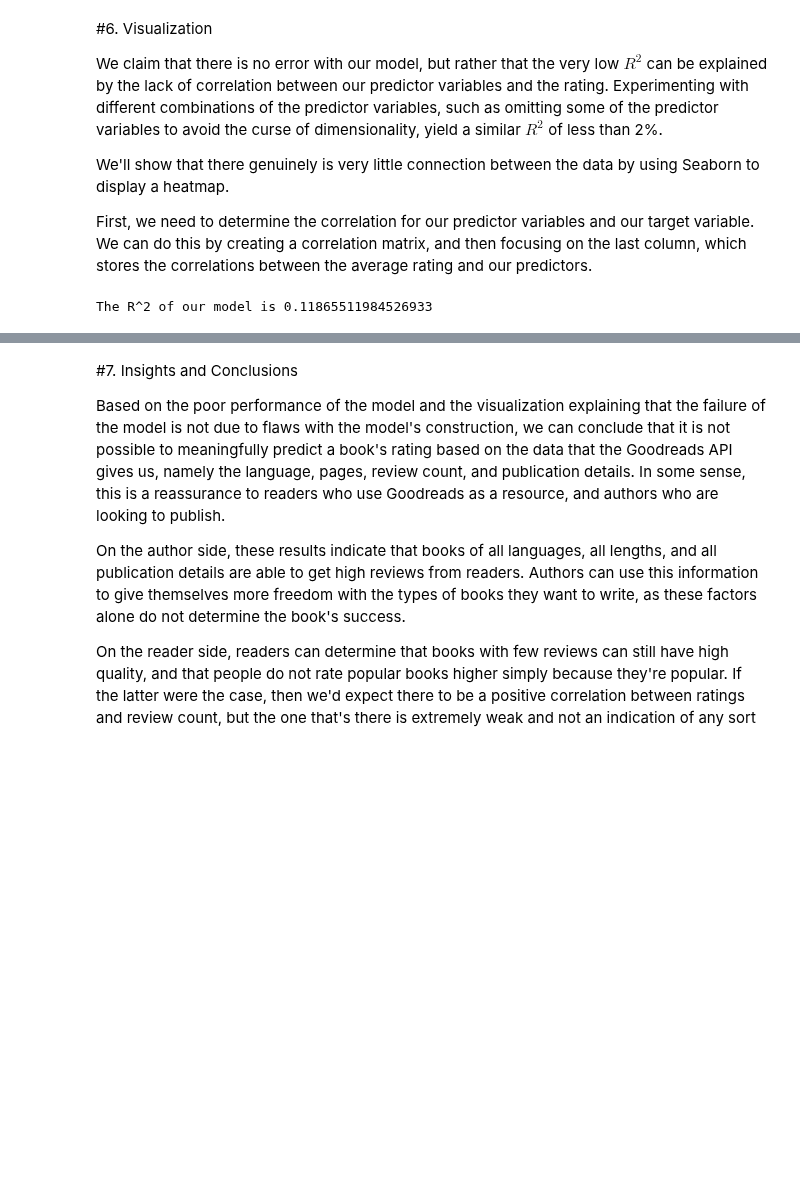
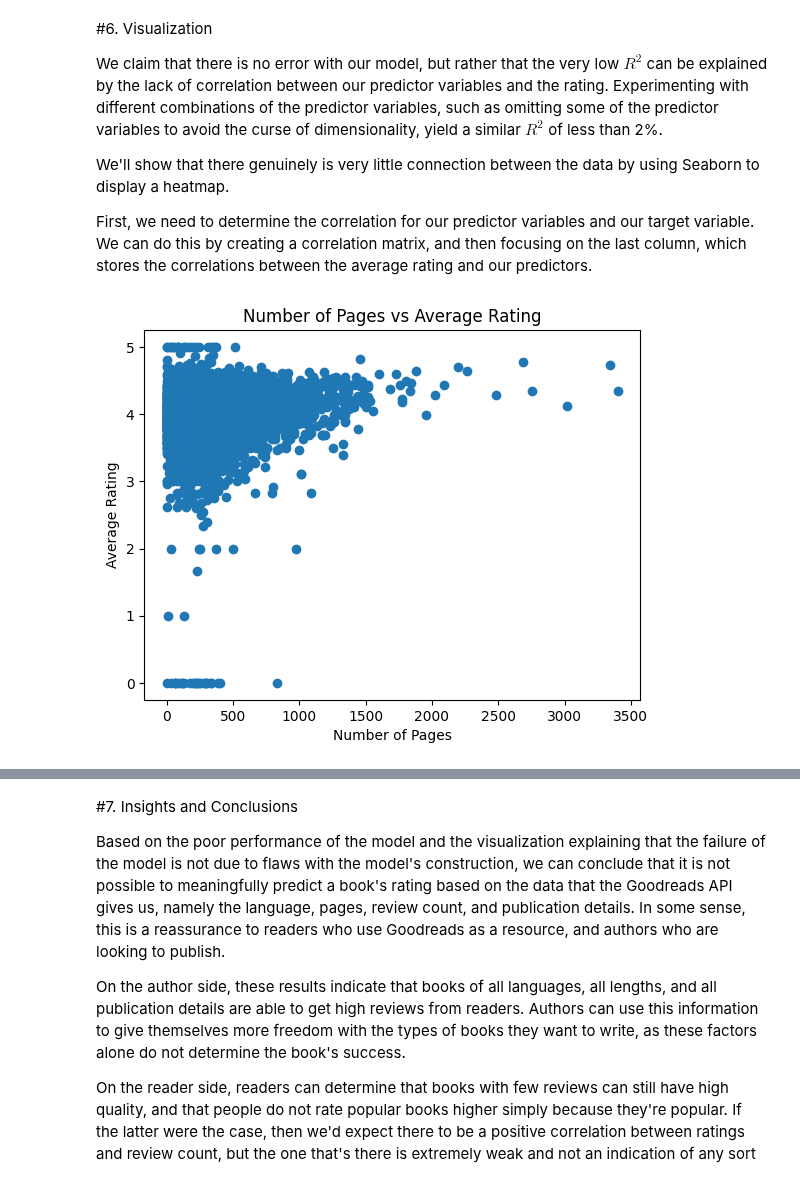
Before and after one commit to aspanguluri/aspanguluri.github.io, a Jupyter notebook: FinalProject.ipynb, the cells around one changed output, grey strips where cells are left out. Drawn from its saved outputs; the diff is of its cells as text; code cells hidden in the pictures; blank space fills up the shorter version.

Commit message:
Added visualizations, cleaned up comments

```diff
--- a/FinalProject.ipynb
+++ b/FinalProject.ipynb
@@ -505,11 +462,11 @@ We claim that there is no error with our model, but rather that the very low $R^
 We'll show that there genuinely is very little connection between the data by using Seaborn to display a heatmap.
 
 First, we need to determine the correlation for our predictor variables and our target variable. We can do this by creating a correlation matrix, and then focusing on the last column, which stores the correlations between the average rating and our predictors.
-# %%
-target = torch.tensor(y)
-pred = model(torch.tensor(X))
-r2score = torchmetrics.R2Score()
-r2 = r2score(pred, target).item()
-print(f"The R^2 of our model is {r2}")
-# %% [output]
-The R^2 of our model is 0.11865511984526933
+# %%
+plt.scatter(books_df["num_pages"], books_df["average_rating"])
+plt.xlabel("Number of Pages")
+plt.ylabel("Average Rating")
+plt.title("Number of Pages vs Average Rating")
+plt.show()
+# %% [output]
+[figure, added]
```
Also changed, not shown: parts of 25 cells of this notebook, 1 other file.
